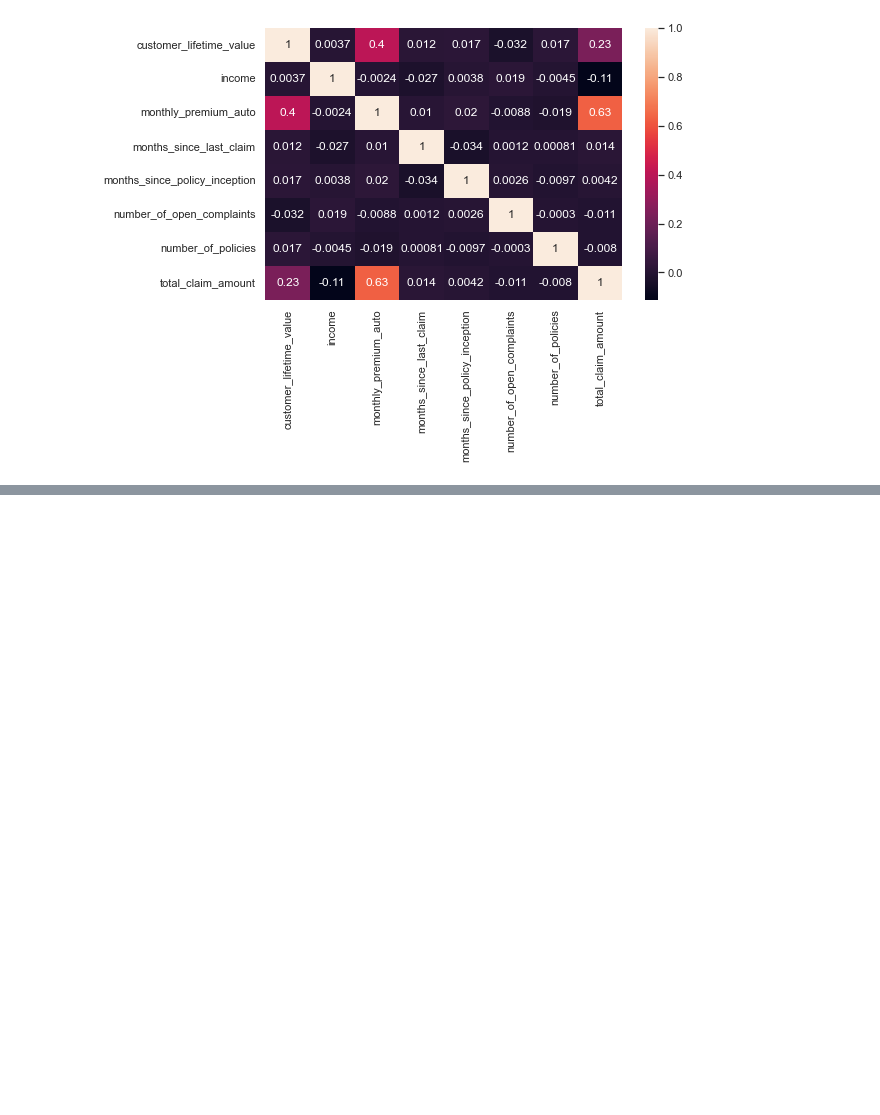
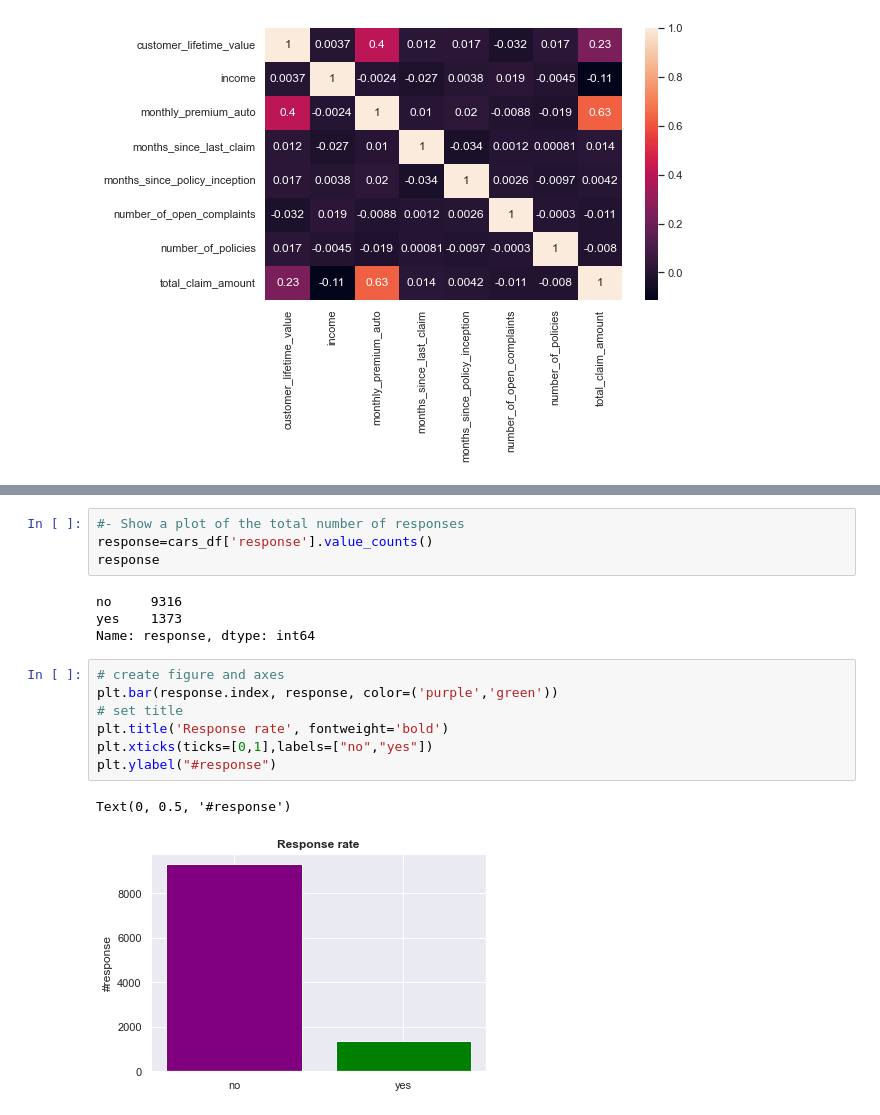
Before and after one commit to ArinaNihon/IRONARINA_LABS, a Jupyter notebook: PYTHON/Lab_Case_Study/Data/Activity_3.ipynb, the cells around one changed output, grey strips where cells are left out. Drawn from its saved outputs; the diff is of its cells as text; blank space fills up the shorter version.

```diff
--- a/PYTHON/Lab_Case_Study/Data/Activity_3.ipynb
+++ b/PYTHON/Lab_Case_Study/Data/Activity_3.ipynb
@@ -162,0 +172,18 @@ sns.heatmap(cars_df.corr(),annot=True)
+# %%
+#- Show a plot of the total number of responses
+response=cars_df['response'].value_counts()
+response
+# %% [output]
+no     9316
+yes    1373
+Name: response, dtype: int64
+# %%
+# create figure and axes
+plt.bar(response.index, response, color=('purple','green'))
+# set title
+plt.title('Response rate', fontweight='bold')
+plt.xticks(ticks=[0,1],labels=["no","yes"])
+plt.ylabel("#response")
+# %% [output]
+Text(0, 0.5, '#response')
+[figure, added]
```
Also changed, not shown: parts of 13 cells of this notebook.
